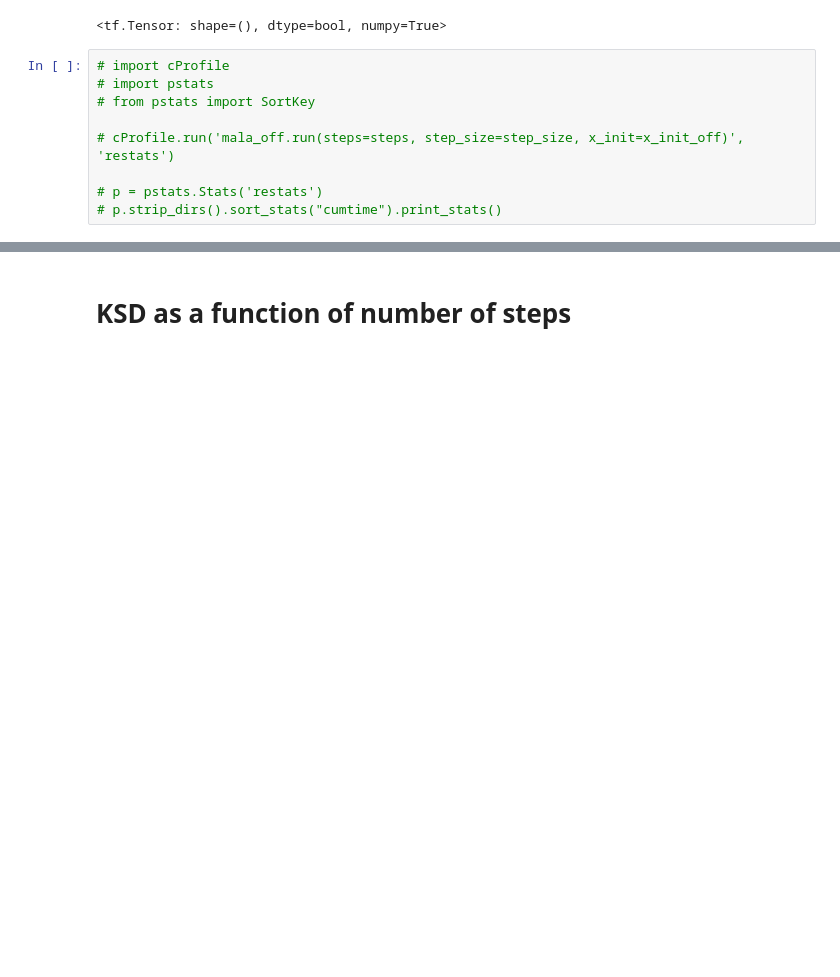
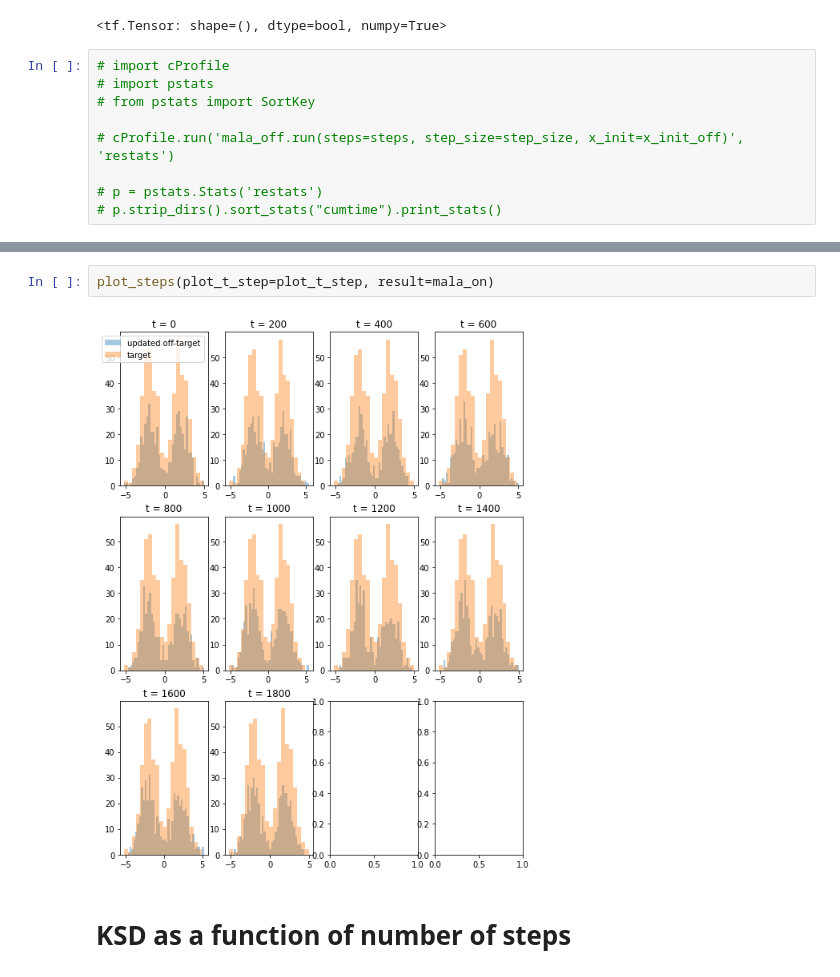
Before and after one commit to XingLLiu/u-stat-high-dim, a Jupyter notebook: mala.ipynb, the cells around one changed output, grey strips where cells are left out. Cells and saved outputs as stored; diff of their text form; blank space fills up the shorter version.

```diff
--- a/mala.ipynb
+++ b/mala.ipynb
@@ -116,3 +127,7 @@ _ = plt.legend()
+# %%
+plot_steps(plot_t_step=plot_t_step, result=mala_on)
+# %% [output]
+[figure, added]
 # %% [markdown]
 # KSD as a function of number of steps
 # %%
```
Also changed, not shown: parts of 11 cells of this notebook.
